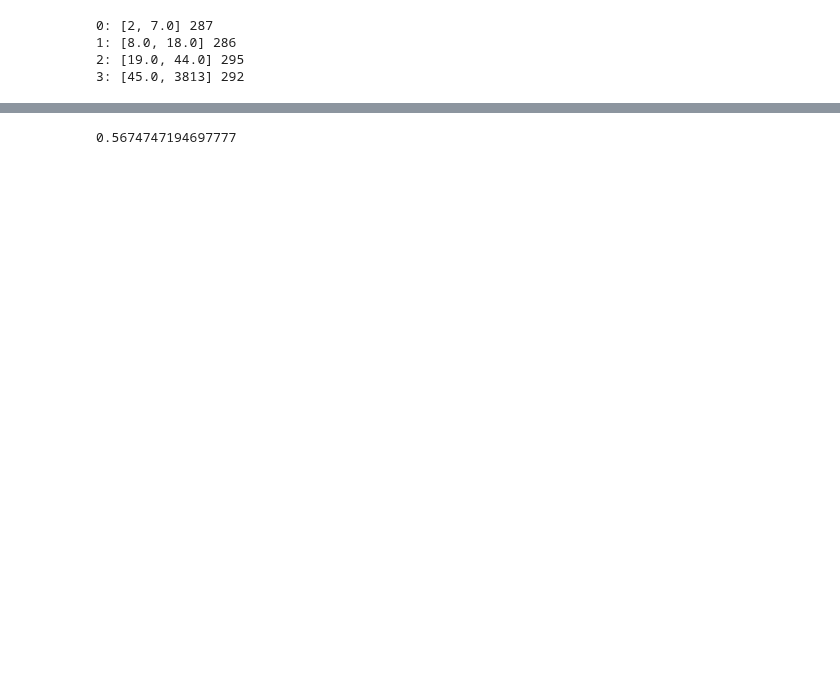
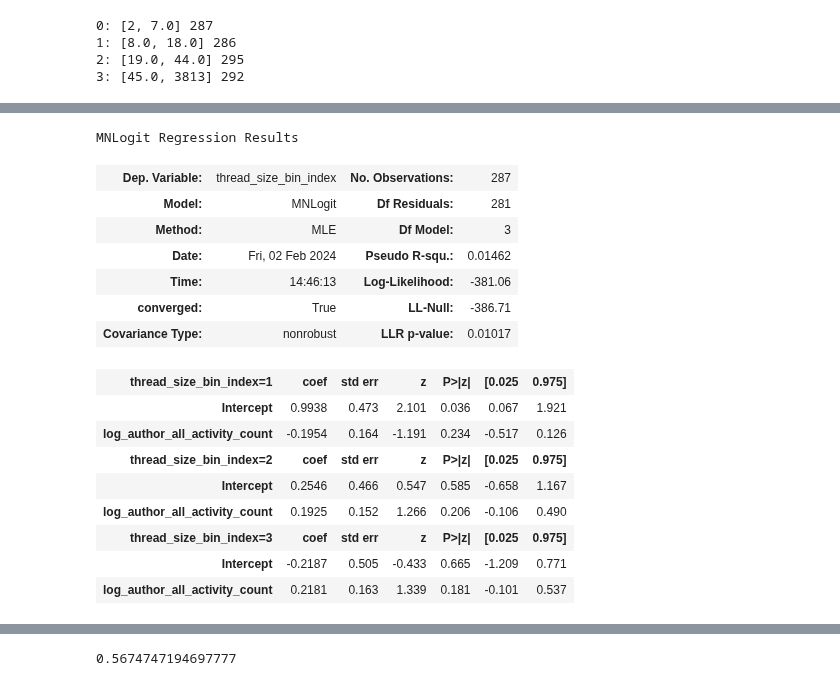
Before and after one commit to caralynch/reddit_analyses, a Jupyter notebook: 28_testing_multinomial_logreg.ipynb, the cells around one changed output, grey strips where cells are left out. Drawn from its saved outputs; the diff is of its cells as text; code cells hidden in the pictures; blank space fills up the shorter version.

```diff
--- a/28_testing_multinomial_logreg.ipynb
+++ b/28_testing_multinomial_logreg.ipynb
@@ -281,0 +181,20 @@ predicted_success_probabilities = pd.DataFrame(mnlogit_fit.predict())
+# %%
+smf_mod.summary()
+# %% [output]
+MNLogit Regression Results
+| Dep. Variable: | thread_size_bin_index | No. Observations: | 287 |
+| Model: | MNLogit | Df Residuals: | 281 |
+| Method: | MLE | Df Model: | 3 |
+| Date: | Fri, 02 Feb 2024 | Pseudo R-squ.: | 0.01462 |
+| Time: | 14:46:13 | Log-Likelihood: | -381.06 |
+| converged: | True | LL-Null: | -386.71 |
+| Covariance Type: | nonrobust | LLR p-value: | 0.01017 |
+| thread_size_bin_index=1 | coef | std err | z | P>|z| | [0.025 | 0.975] |
+| Intercept | 0.9938 | 0.473 | 2.101 | 0.036 | 0.067 | 1.921 |
+| log_author_all_activity_count | -0.1954 | 0.164 | -1.191 | 0.234 | -0.517 | 0.126 |
+| thread_size_bin_index=2 | coef | std err | z | P>|z| | [0.025 | 0.975] |
+| Intercept | 0.2546 | 0.466 | 0.547 | 0.585 | -0.658 | 1.167 |
+| log_author_all_activity_count | 0.1925 | 0.152 | 1.266 | 0.206 | -0.106 | 0.490 |
+| thread_size_bin_index=3 | coef | std err | z | P>|z| | [0.025 | 0.975] |
+| Intercept | -0.2187 | 0.505 | -0.433 | 0.665 | -1.209 | 0.771 |
+| log_author_all_activity_count | 0.2181 | 0.163 | 1.339 | 0.181 | -0.101 | 0.537 |
```
Also changed, not shown: parts of 62 cells of this notebook.
